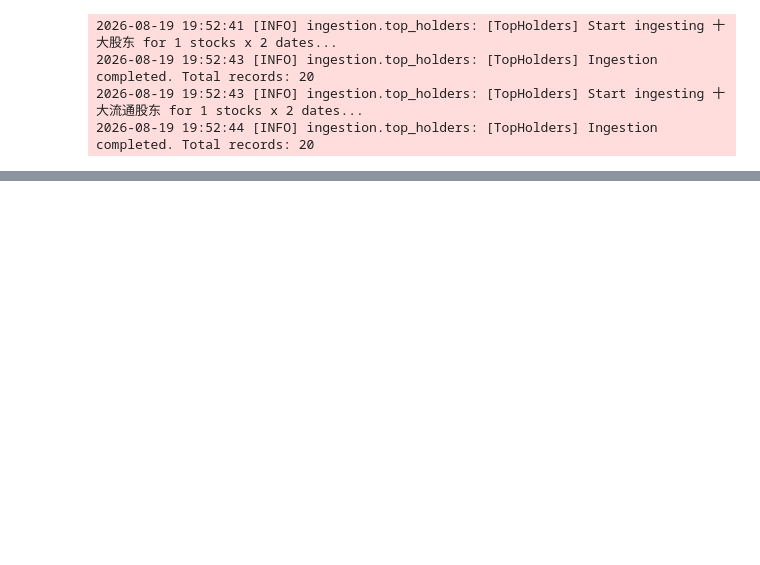
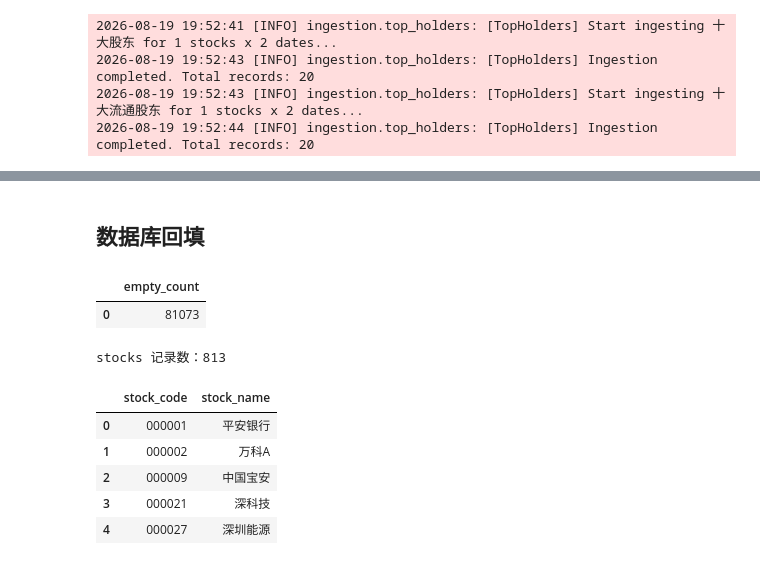
Before and after one commit to tcfh2016/institutional-holding-tracker, a Jupyter notebook: funcs-check.ipynb, the cells around one changed output, grey strips where cells are left out. Drawn from its saved outputs; the diff is of its cells as text; code cells hidden in the pictures; blank space fills up the shorter version.

```diff
--- a/funcs-check.ipynb
+++ b/funcs-check.ipynb
@@ -315,0 +530,36 @@ display(top_holders_50)
+# %% [markdown]
+## 数据库回填
+# %%
+pd.read_sql_query(
+    """
+    SELECT COUNT(*) AS empty_count
+    FROM top_holders
+    WHERE stock_name IS NULL OR stock_name = ''
+    """,
+    connection,
+)
+# 待修复记录
+# %% [output]
+|  | empty_count |
+| 0 | 81073 |
+# %%
+stocks = pd.read_sql_query(
+    """
+    SELECT stock_code, stock_name
+    FROM stocks
+    ORDER BY stock_code
+    """,
+    connection,
+)
+
+print(f"stocks 记录数：{len(stocks)}")
+display(stocks.head())
+# 确认stocks 表中有多少数据
+# %% [output]
+stocks 记录数：813
+|  | stock_code | stock_name |
+| 0 | 000001 | 平安银行 |
+| 1 | 000002 | 万科A |
+| 2 | 000009 | 中国宝安 |
+| 3 | 000021 | 深科技 |
+| 4 | 000027 | 深圳能源 |
```
Also changed, not shown: parts of 9 cells of this notebook, 6 other files.
